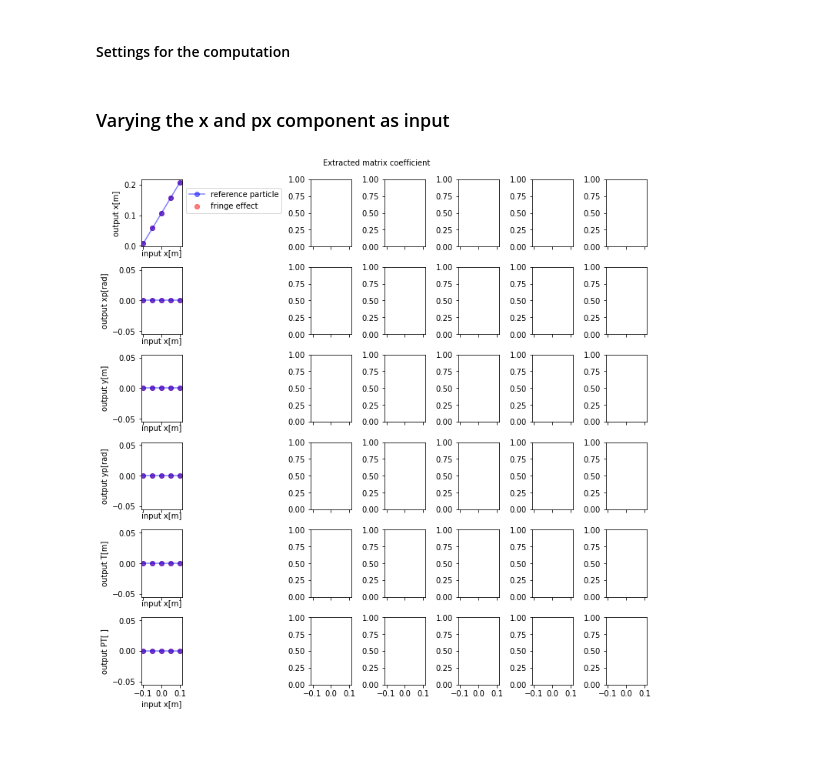
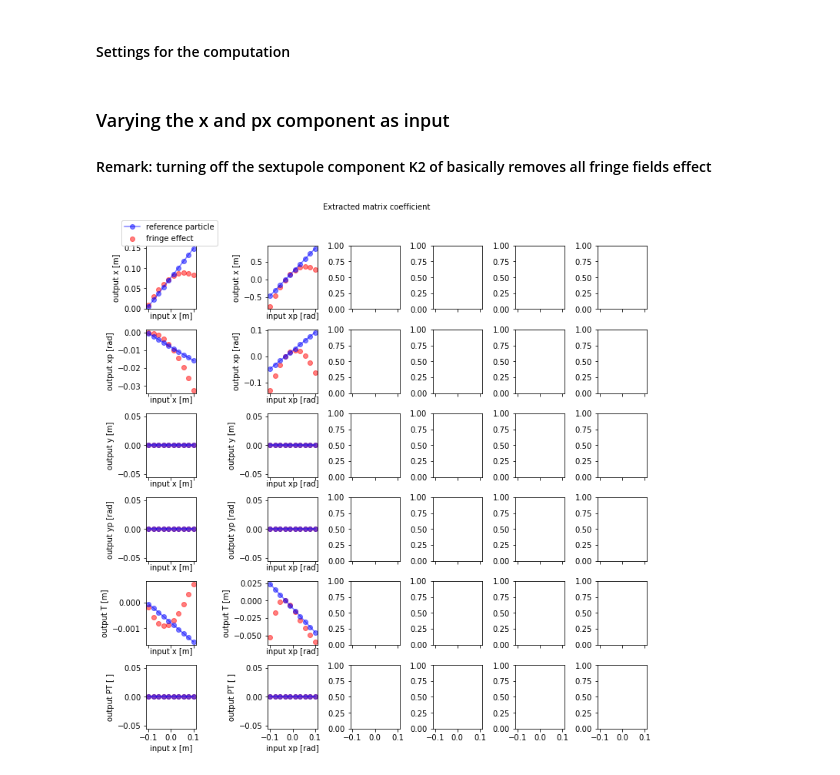
Before and after one commit to eliottjohnson/MADX-Examples-Eliott, a Jupyter notebook: PS_Extraction_Fringe_Fields.ipynb, the cells around one changed output. Cells and saved outputs as stored; diff of their text form; code cells hidden in the pictures; blank space fills up the shorter version.

```diff
--- a/PS_Extraction_Fringe_Fields.ipynb
+++ b/PS_Extraction_Fringe_Fields.ipynb
@@ -130,55 +130,66 @@ R_{61} & R_{62} & R_{63} & R_{64} & R_{65} & R_{66} \\
 var_names = ("x", "xp", "y", "yp", "T", "PT")
 var_units = ("[m]", "[rad]", "[m]", "[rad]", "[m]", "[ ]")
 values_lim = 0.1 # calculate the coefficient in the range +/-values_lim
-values_no = 5      # choose how many points you want to calculate
+values_no = 10      # choose how many points you want to calculate
 # %% [markdown]
 ### Varying the x and px component as input
+
+#### Remark: turning off the sextupole component K2 of basically removes all fringe fields effect
 # %%
 fig, ax = plt.subplots(6, 6, figsize=(10,10), constrained_layout=True, sharex=True, squeeze=False)
 #squeeze argument if I only have one element
 
 xvalues = np.linspace(-values_lim, values_lim, values_no)# This centers the linspace around the position of the beam
 yvalues = np.zeros(values_no)
 
 # Reference Matrix
 twiss = madx.twiss(betx=betx0, bety=bety0,
                    alfx=alfx0, alfy=alfy0,
                    x=initialValues[0],px=initialValues[1],
                    dx=dx0, dy=dy0,
                    dpx=dpx0, dpy=dpy0,
                    rmatrix=True).dframe()
 matExtractedRef = get_matrix_from_twiss(twiss)
 
+for k in range (2):
+    vectorOld = np.array([[0.], [0.], [0.], [0.], [0.], [0.]])
+    vectorNew = np.array([0.,0.,0.,0.,0.,0.])
+    for j in range (6):
+        for i in range (0,values_no):
+            vectorOld[k]=xvalues[i]+initialValues[k]
+            vectorNew = np.dot(matExtractedRef,vectorOld) # Matrix multiplication
+            yvalues[i]=vectorNew[j]
+        ax[j,k].plot(xvalues, yvalues, marker = 'o', color = 'b', alpha=0.5, label="reference particle")
 
-vectorOld = np.array([[0.], [0.], [0.], [0.], [0.], [0.]])
-vectorNew = np.array([0.,0.,0.,0.,0.,0.])
-for j in range (6):
-    for i in range (0,values_no):
-        vectorOld[0]=xvalues[i]+initialValues[0]
-        vectorNew = np.dot(matExtractedRef,vectorOld) # Matrix multiplication
-        yvalues[i]=vectorNew[j]
-    ax[j,0].plot(xvalues, yvalues, marker = 'o', color = 'b', alpha=0.5, label="reference particle")
+        yvalues = np.zeros(values_no)
+        for i in range (0,values_no): # Change the twiss inputs around the reference particle
+            vectorOld[k]=xvalues[i]+initialValues[k]
 
-    yvalues = np.zeros(values_no)
-    for i in range (0,values_no): # Change the twiss inputs around the reference particle
-        vectorOld[0]=xvalues[i]+initialValues[0]
+            if k==0:
+                twiss = madx.twiss(betx=betx0, bety=bety0, # We reevaluate the twiss and transport matrix
+                                   alfx=alfx0, alfy=alfy0,
+                                   x=xvalues[i]+initialValues[0], px=initialValues[1],
+                                   dx=dx0, dy=dy0,
+                                   dpx=dpx0, dpy=dpy0,
+                                   rmatrix=True).dframe()
+            if k==1:
+                twiss = madx.twiss(betx=betx0, bety=bety0,
+                                   alfx=alfx0, alfy=alfy0,
+                                   x=initialValues[0], px=xvalues[i]+initialValues[1],
+                                   dx=dx0, dy=dy0,
+                                   dpx=dpx0, dpy=dpy0,
+                                   rmatrix=True).dframe()
 
-        twiss = madx.twiss(betx=betx0, bety=bety0, # We reevaluate the twiss and transport matrix
-                           alfx=alfx0, alfy=alfy0,
-                           x=xvalues[i]+initialValues[0], px=initialValues[1],
-                           dx=dx0, dy=dy0,
-                           dpx=dpx0, dpy=dpy0,
-                           rmatrix=True).dframe()
-        matExtracted = get_matrix_from_twiss(twiss)
+            matExtracted = get_matrix_from_twiss(twiss)
 
-        vectorNew = np.dot(matExtracted,vectorOld) # Matrix multiplication
-        yvalues[i]=vectorNew[j]
-    ax[j,0].scatter(xvalues, yvalues, marker = 'o', color = 'r', alpha=0.5, label="fringe effect")
-    ax[j,0].set_xlabel("input "+var_names[0]+var_units[0])
-    ax[j,0].set_ylabel("output "+var_names[j]+var_units[j])
+            vectorNew = np.dot(matExtracted,vectorOld) # Matrix multiplication
+            yvalues[i]=vectorNew[j]
+        ax[j,k].scatter(xvalues, yvalues, marker = 'o', color = 'r', alpha=0.5, label="fringe effect")
+        ax[j,k].set_xlabel("input "+var_names[k]+" "+var_units[k])
+        ax[j,k].set_ylabel("output "+var_names[j]+" "+var_units[j])
 
 fig.suptitle("Extracted matrix coefficient", fontsize=10)
-ax[0,0].legend(loc=(1.1, 0.5),fontsize=10)
+ax[0,0].legend(loc=(-0.5, 1.0),fontsize=10)
 fig.show()
 # %% [output]
-[figure, old version]
+[figure, new version]
```
Also changed, not shown: parts of 1 cell of this notebook.
